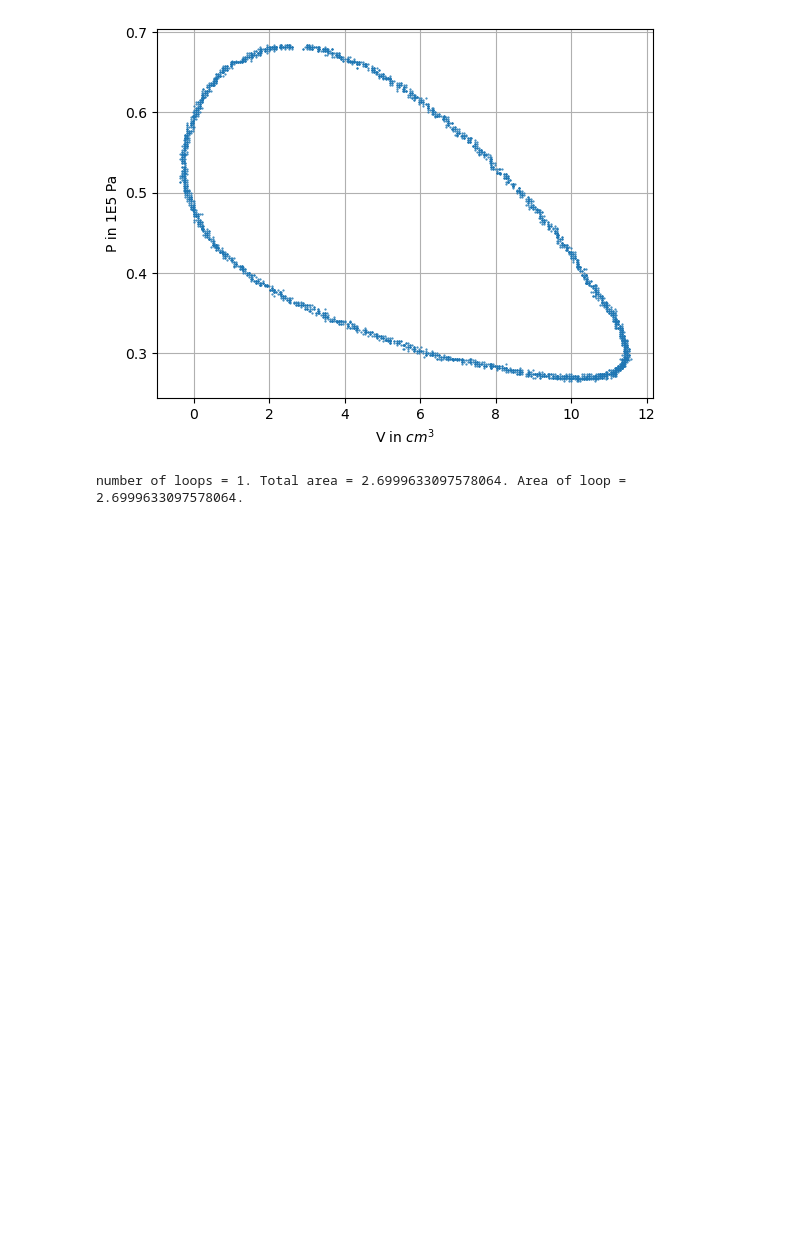
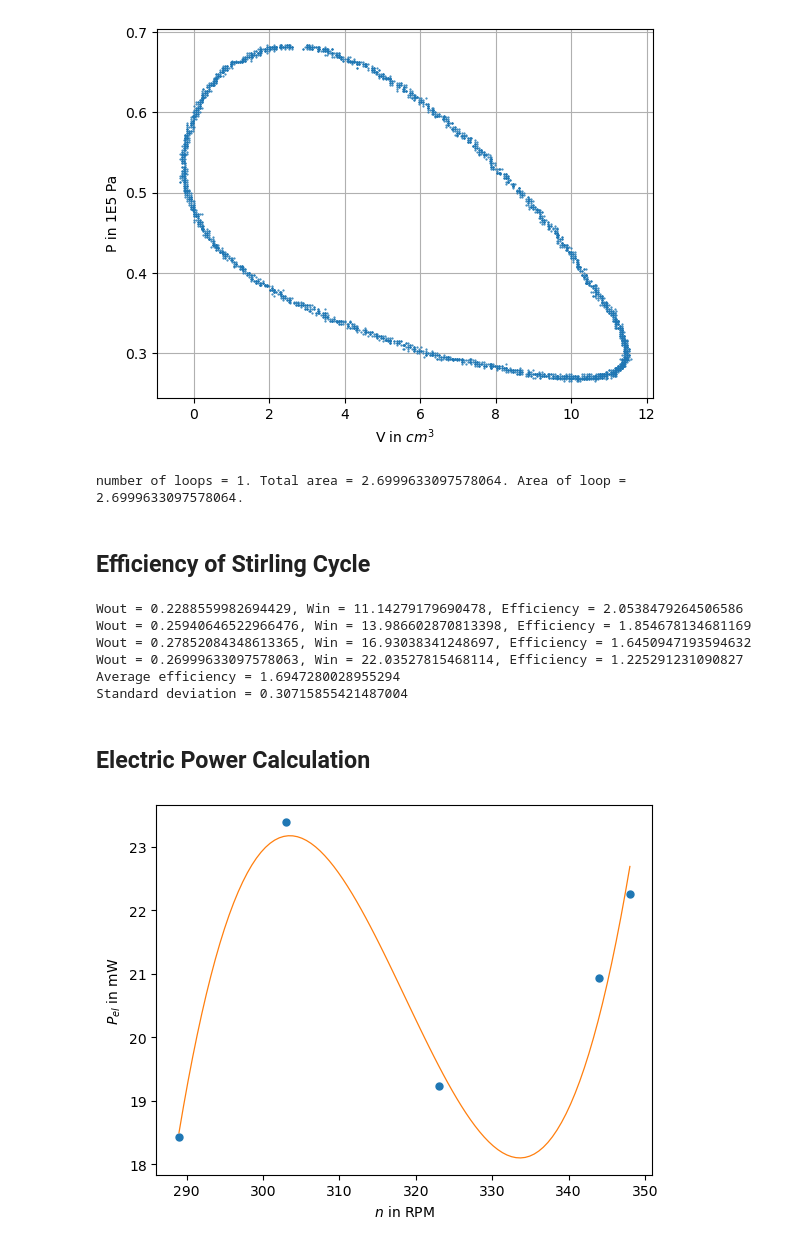
Before and after one commit to suman122003/SKP_IISc, a Jupyter notebook: PH_212_Expts_in_CMP/Stirling_engine/Stirling_engine.ipynb, the cells around one changed output. Drawn from its saved outputs; the diff is of its cells as text; code cells hidden in the pictures; blank space fills up the shorter version.

Commit message:
modified stirling engine codes

```diff
--- a/PH_212_Expts_in_CMP/Stirling_engine/Stirling_engine.ipynb
+++ b/PH_212_Expts_in_CMP/Stirling_engine/Stirling_engine.ipynb
@@ -348,3 +348,41 @@ Del_t = 0.23996, T = 0.14768, no. of periods = 1.6248645720476707.
 Del_t = 0.23996, T = 0.14748, no. of periods = 1.6270680770273935.
 [figure]
 number of loops = 1. Total area = 2.6999633097578064. Area of loop = 2.6999633097578064.
+# %% [markdown]
+## Efficiency of Stirling Cycle
+# %%
+Wout = np.array([Al0, Al3, Al5, Al7])*0.1
+Pth = 146.16
+ns = np.array([13.117, 10.45, 8.633, 6.633])
+Win = Pth/ns
+eff = Wout*100/Win
+for i in range(len(Wout)):
+    print(f'Wout = {Wout[i]}, Win = {Win[i]}, Efficiency = {eff[i]}')
+print(f'Average efficiency = {np.mean(eff)}')
+eff_err = np.std(eff)
+print(f'Standard deviation = {eff_err}')
+# %% [output]
+Wout = 0.2288559982694429, Win = 11.14279179690478, Efficiency = 2.0538479264506586
+Wout = 0.25940646522966476, Win = 13.986602870813398, Efficiency = 1.854678134681169
+Wout = 0.27852084348613365, Win = 16.93038341248697, Efficiency = 1.6450947193594632
+Wout = 0.26999633097578063, Win = 22.03527815468114, Efficiency = 1.225291231090827
+Average efficiency = 1.6947280028955294
+Standard deviation = 0.30715855421487004
+# %% [markdown]
+## Electric Power Calculation
+# %%
+n = np.array([289, 303, 323, 344, 348])
+P = np.array([18.425, 23.392, 19.229, 20.938, 22.26])
+fitfn = lambda x, a, b, c, d: a + b*x + c*x**2 + d*x**3
+popt, pcov = curve_fit(fitfn, n, P)
+n_vals = np.linspace(n.min(), n.max(), 100)
+Pfit = fitfn(n_vals, *popt)
+plt.plot(n, P, 'o', ms=5)
+plt.plot(n_vals, Pfit, lw=0.9)
+plt.xlabel('$n$ in RPM')
+plt.ylabel('$P_{el}$ in mW')
+# plt.grid()
+plt.savefig('nP.png', dpi=150)
+plt.show()
+# %% [output]
+[figure, added]
```
Also changed, not shown: parts of 4 cells of this notebook, 15 other files.
